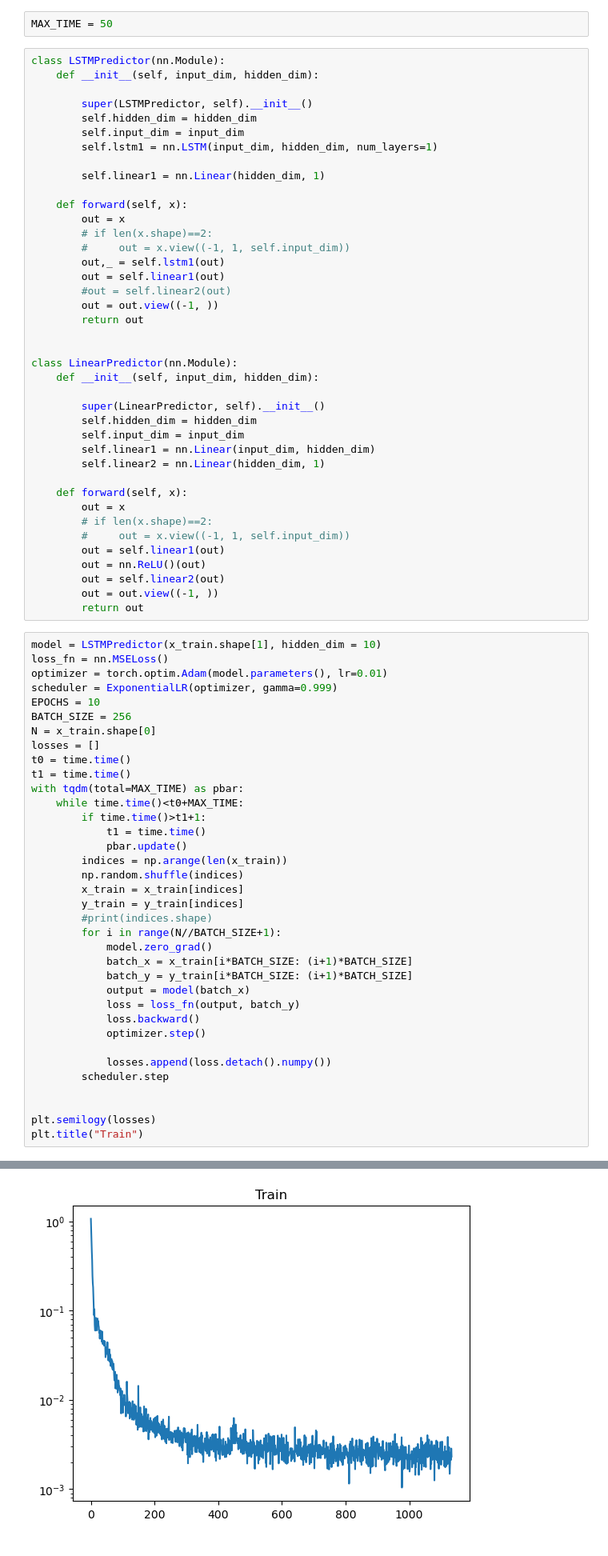
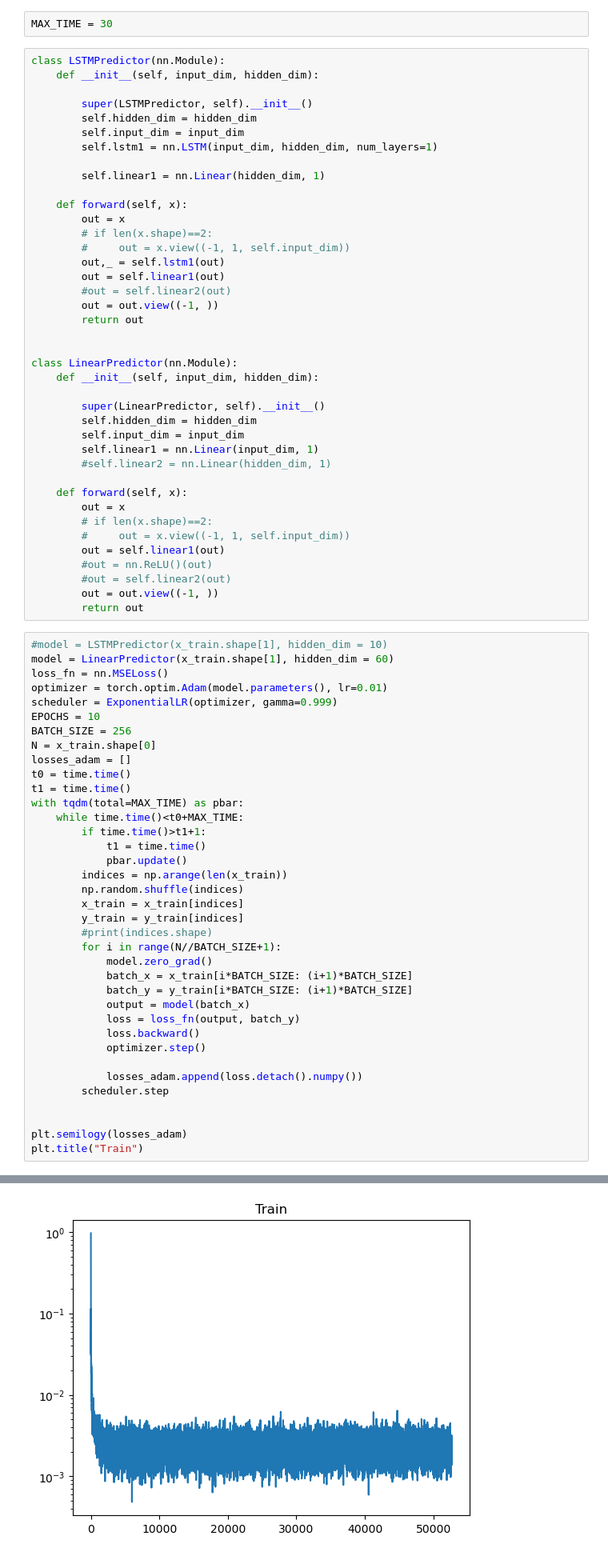
Before and after one commit to gravlaks/Convex_project, a Jupyter notebook: src/tesla.ipynb, the cells around one changed output, grey strips where cells are left out. Shown at 80% size. Drawn from its saved outputs; the diff is of its cells as text.

```diff
--- a/src/tesla.ipynb
+++ b/src/tesla.ipynb
@@ -64,7 +64,7 @@ plt.plot(y_train)
 # %% [markdown]
 ## Develop an LSTM network
 # %%
-MAX_TIME = 50
+MAX_TIME = 30
 # %%
 class LSTMPredictor(nn.Module):
     def __init__(self, input_dim, hidden_dim):
@@ -93,57 +93,58 @@ class LinearPredictor(nn.Module):
         super(LinearPredictor, self).__init__()
         self.hidden_dim = hidden_dim
         self.input_dim = input_dim
-        self.linear1 = nn.Linear(input_dim, hidden_dim)
-        self.linear2 = nn.Linear(hidden_dim, 1)
+        self.linear1 = nn.Linear(input_dim, 1)
+        #self.linear2 = nn.Linear(hidden_dim, 1)
 
     def forward(self, x):
         out = x
         # if len(x.shape)==2:
         #     out = x.view((-1, 1, self.input_dim))
         out = self.linear1(out)
-        out = nn.ReLU()(out)
-        out = self.linear2(out)
+        #out = nn.ReLU()(out)
+        #out = self.linear2(out)
         out = out.view((-1, ))
         return out
 # %%
-model = LSTMPredictor(x_train.shape[1], hidden_dim = 10)
+#model = LSTMPredictor(x_train.shape[1], hidden_dim = 10)
+model = LinearPredictor(x_train.shape[1], hidden_dim = 60)
 loss_fn = nn.MSELoss()
 optimizer = torch.optim.Adam(model.parameters(), lr=0.01)
 scheduler = ExponentialLR(optimizer, gamma=0.999)
 EPOCHS = 10
 BATCH_SIZE = 256
 N = x_train.shape[0]
-losses = []
+losses_adam = []
 t0 = time.time()
 t1 = time.time()
 with tqdm(total=MAX_TIME) as pbar:
     while time.time()<t0+MAX_TIME:
         if time.time()>t1+1:
             t1 = time.time()
             pbar.update()
         indices = np.arange(len(x_train))
         np.random.shuffle(indices)
         x_train = x_train[indices]
         y_train = y_train[indices]
         #print(indices.shape)
         for i in range(N//BATCH_SIZE+1):
             model.zero_grad()
             batch_x = x_train[i*BATCH_SIZE: (i+1)*BATCH_SIZE]
             batch_y = y_train[i*BATCH_SIZE: (i+1)*BATCH_SIZE]
             output = model(batch_x)
             loss = loss_fn(output, batch_y)
             loss.backward()
             optimizer.step()
 
-            losses.append(loss.detach().numpy())
+            losses_adam.append(loss.detach().numpy())
         scheduler.step
 
 
-plt.semilogy(losses)
+plt.semilogy(losses_adam)
 plt.title("Train")
 # %% [output]
 Text(0.5, 1.0, 'Train')
-[figure, old version]
+[figure, new version]
 # %%
 def test(model):
     with torch.no_grad():
```
Also changed, not shown: parts of 5 cells of this notebook, 2 other files.
